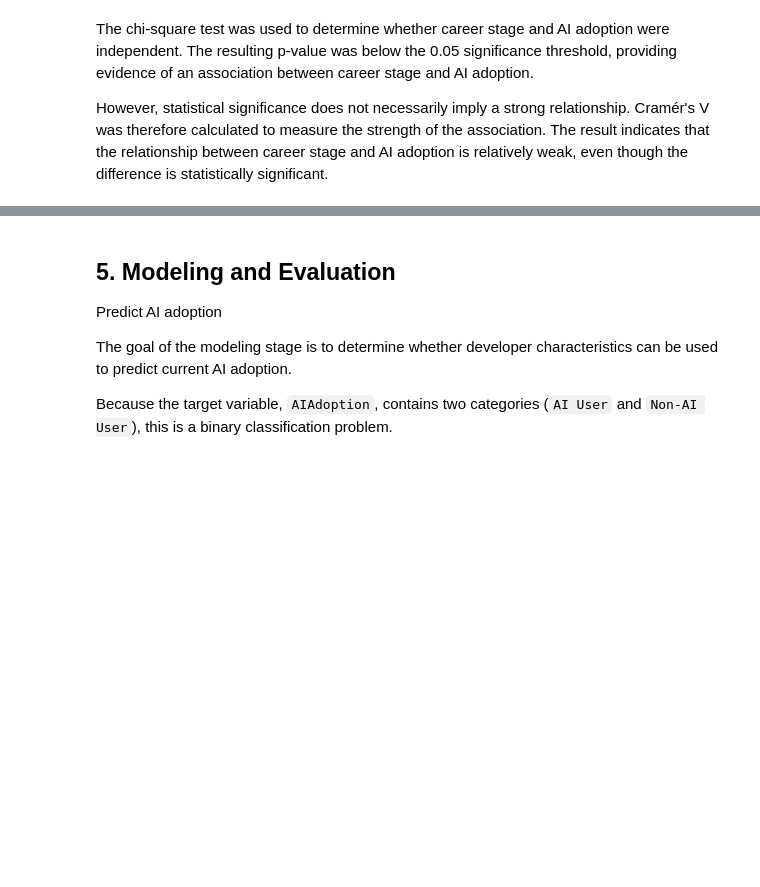
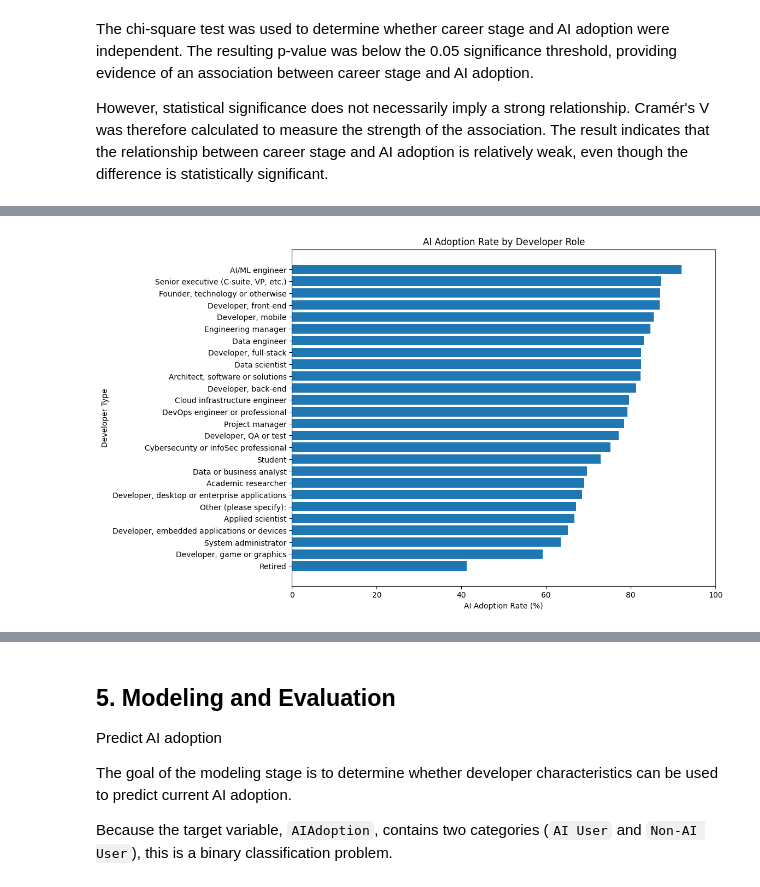
Before and after one commit to RaveTheBrave/Udacity-Data-Science-Stack-Overflow-Blog-Post, a Jupyter notebook: Stack Overflow Blog Post.ipynb, the cells around one changed output, grey strips where cells are left out. Drawn from its saved outputs; the diff is of its cells as text; code cells hidden in the pictures; blank space fills up the shorter version.

```diff
--- a/Stack Overflow Blog Post.ipynb
+++ b/Stack Overflow Blog Post.ipynb
@@ -653,0 +677,6 @@ weak, even though the difference is statistically significant.
+# %%
+model_df = df[
+    candidate_features + ['AIAdoption']
+].copy()
+
+model_df.info()
@@ -653,0 +723,4 @@ weak, even though the difference is statistically significant.
+# %%
+model_df = model_df.dropna(subset=['AIAdoption'])
+
+model_df.shape
@@ -653,0 +1249,6 @@ weak, even though the difference is statistically significant.
+# %%
+devtype_adoption_filtered = devtype_adoption[
+    devtype_adoption['Total'] >= 200
+]
+
+devtype_adoption_filtered.round(1)
@@ -653,0 +1274,22 @@ weak, even though the difference is statistically significant.
+# %%
+plt.figure(figsize=(10, 8))
+
+plot_data = devtype_adoption_filtered.sort_values(
+    'AI_Adoption_Rate',
+    ascending=True
+)
+
+plt.barh(
+    plot_data.index,
+    plot_data['AI_Adoption_Rate']
+)
+
+plt.xlabel('AI Adoption Rate (%)')
+plt.ylabel('Developer Type')
+plt.title('AI Adoption Rate by Developer Role')
+
+plt.xlim(0, 100)
+
+plt.show()
+# %% [output]
+[figure, added]
```
Also changed, not shown: parts of 67 cells of this notebook.
